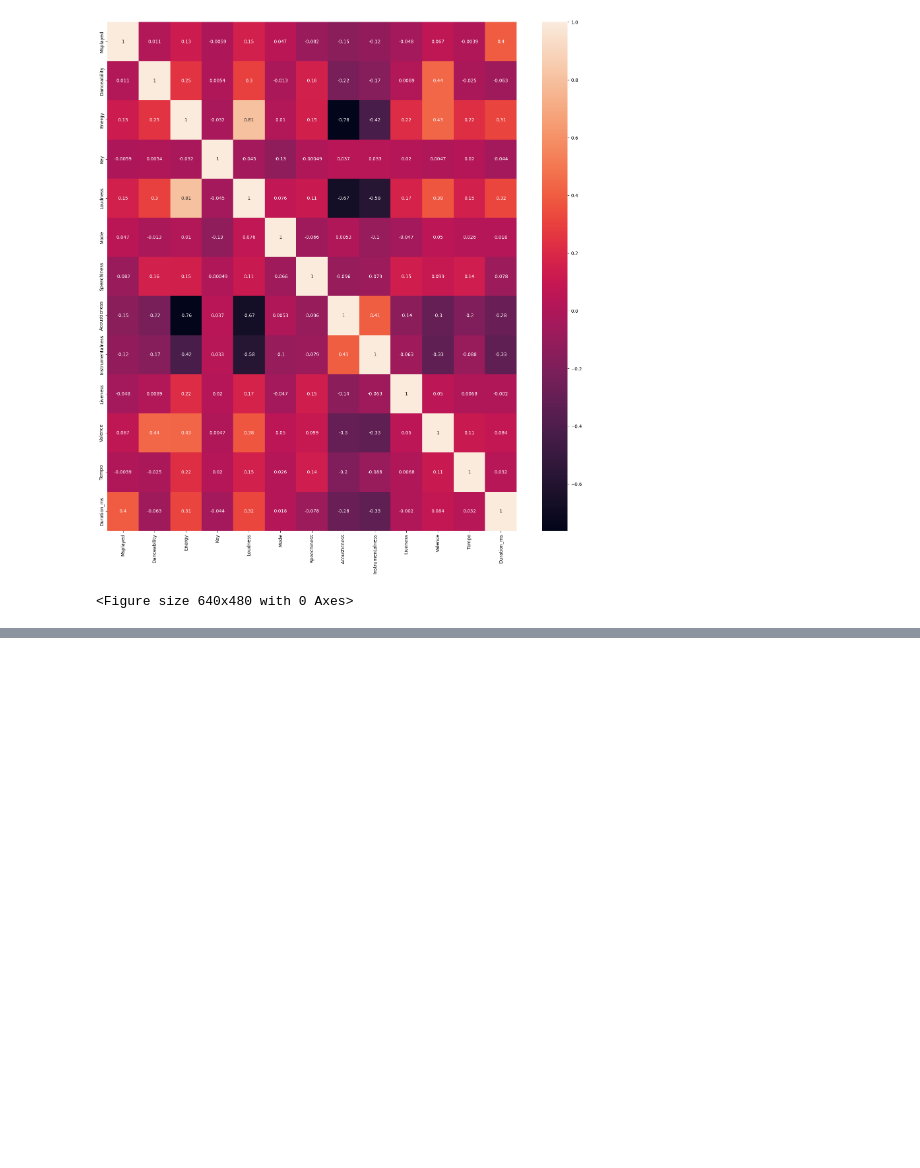
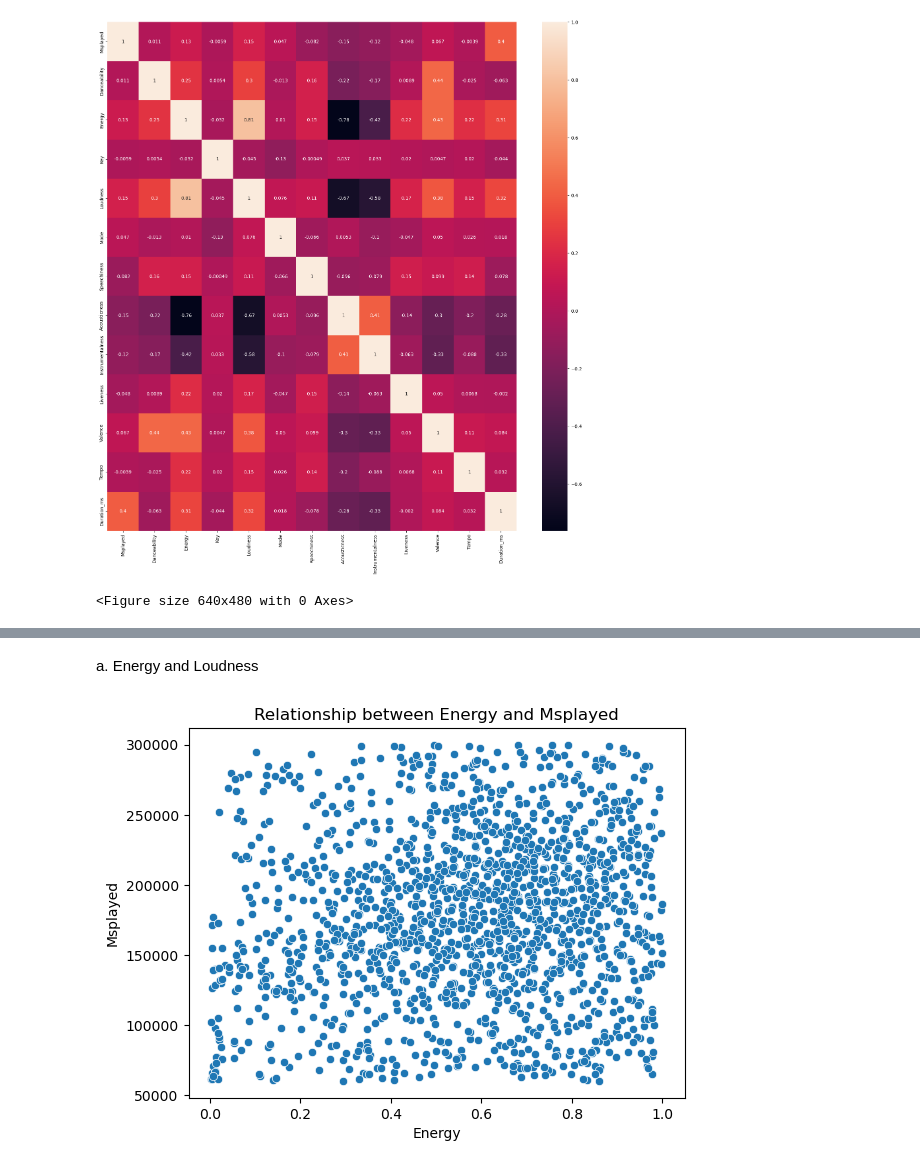
Before and after one commit to George-Mbugua/Music-Analysis, a Jupyter notebook: Music_Analysis.ipynb, the cells around one changed output, grey strips where cells are left out. Drawn from its saved outputs; the diff is of its cells as text; code cells hidden in the pictures; blank space fills up the shorter version.

```diff
--- a/Music_Analysis.ipynb
+++ b/Music_Analysis.ipynb
@@ -384,0 +394,9 @@ plt.show()
+# %% [markdown]
+a. Energy and Loudness
+# %%
+#Creating a scatter plot to visualize the relationship between Energy and Msplayed
+sns.scatterplot(data=music, x='Energy', y='Msplayed')
+plt.title('Relationship between Energy and Msplayed')
+plt.show()
+# %% [output]
+[figure, added]
```
Also changed, not shown: parts of 5 cells of this notebook, 1 other file.
